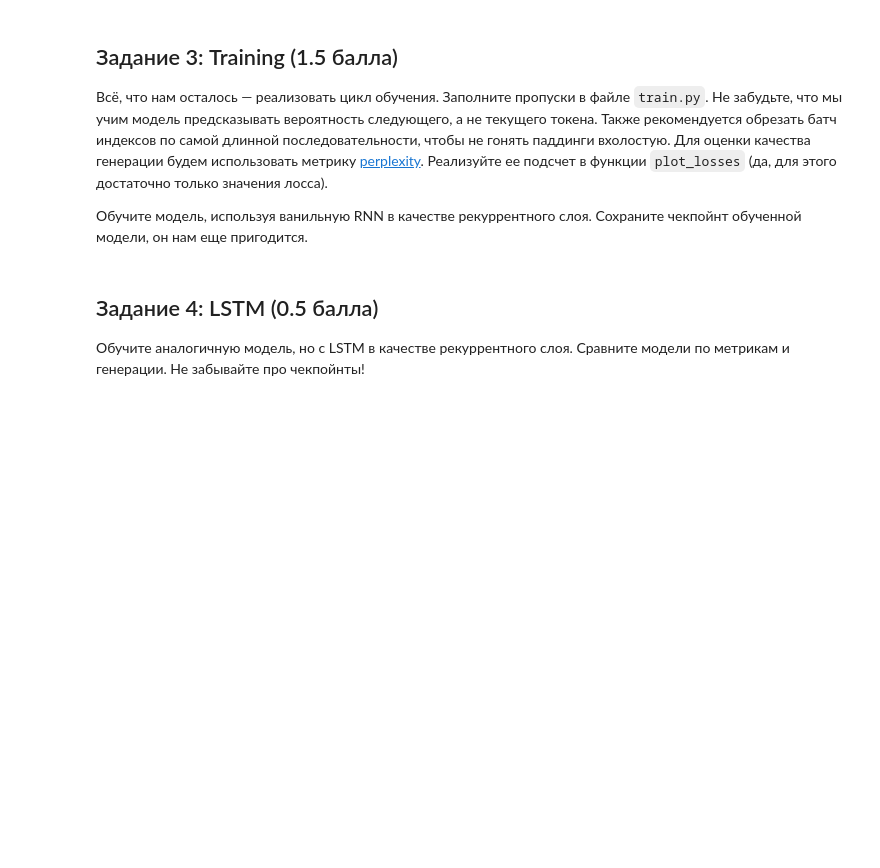
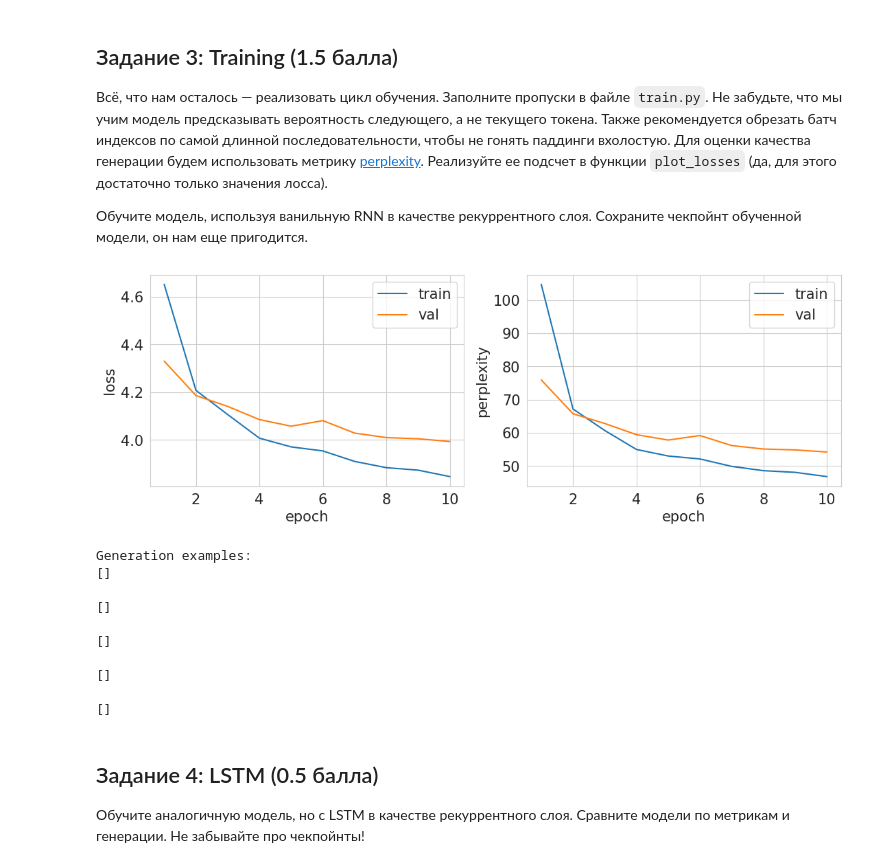
Before and after one commit to MaxAndreyko/dl-hw3, a Jupyter notebook: shw-03-rnn.ipynb, the cells around one changed output. Drawn from its saved outputs; the diff is of its cells as text; code cells hidden in the pictures; blank space fills up the shorter version.

Commit message:
add task 3, training on cpu

```diff
--- a/shw-03-rnn.ipynb
+++ b/shw-03-rnn.ipynb
@@ -103,7 +101,33 @@ for prefix in ['', 'купил мужик шляпу,', 'сел медведь
 
 Обучите модель, используя ванильную RNN в качестве рекуррентного слоя. Сохраните чекпойнт обученной модели, он нам еще пригодится.
 # %%
-# YOUR CODE HERE (⊃｡•́‿•̀｡)⊃━✿✿✿✿✿✿
+import torch.optim as optim
+from torch.utils.data import DataLoader
+from src.train import train
+
+learning_rate = 0.001
+batch_size = 32
+num_epochs = 10
+
+optimizer = optim.Adam(model.parameters(), lr=learning_rate)
+scheduler = optim.lr_scheduler.StepLR(optimizer, step_size=3, gamma=0.5)
+
+train_loader = DataLoader(train_set, batch_size=batch_size, shuffle=True)
+val_loader = DataLoader(valid_set, batch_size=batch_size)
+
+train(model, optimizer, scheduler, train_loader, val_loader, num_epochs=num_epochs)
+# %% [output]
+[figure, added]
+Generation examples:
+[]
+
+[]
+
+[]
+
+[]
+
+[]
 # %% [markdown]
 ## Задание 4: LSTM (0.5 балла)
 
```
Also changed, not shown: parts of 3 cells of this notebook.
